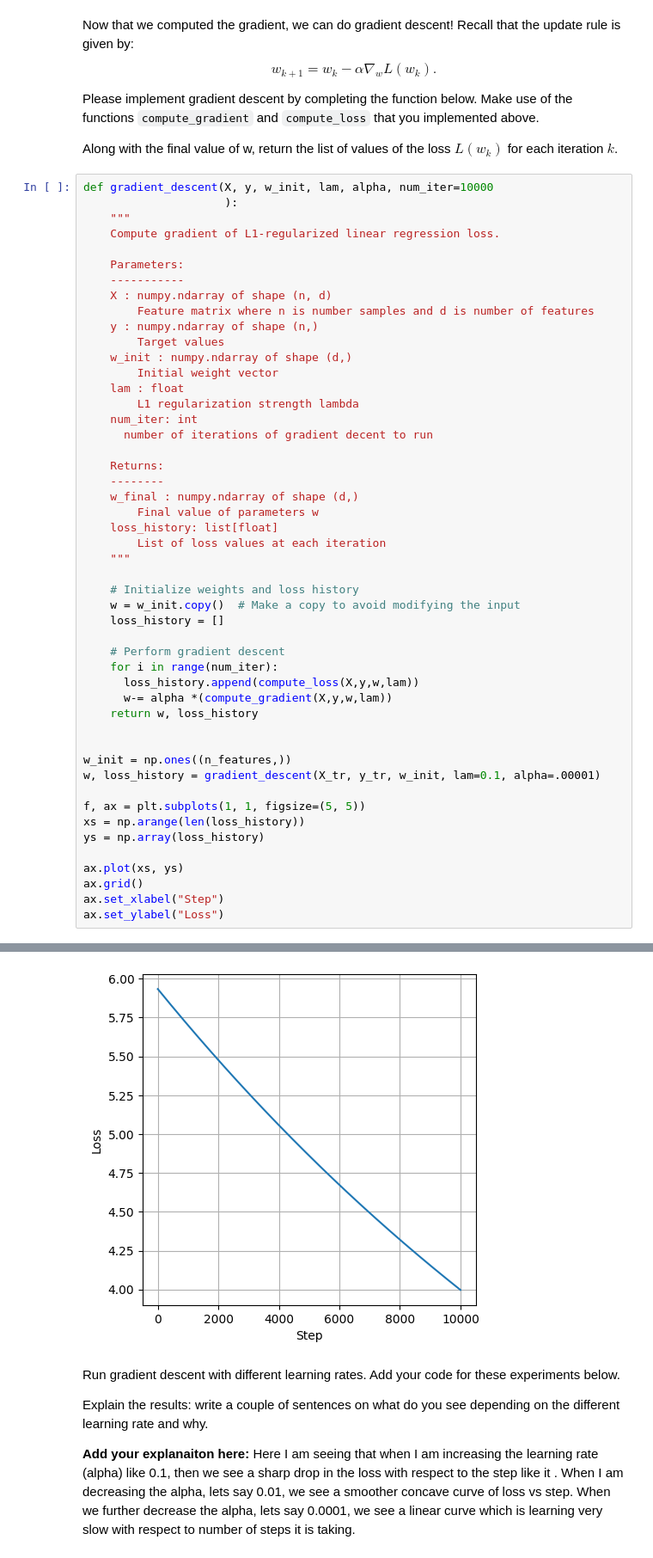
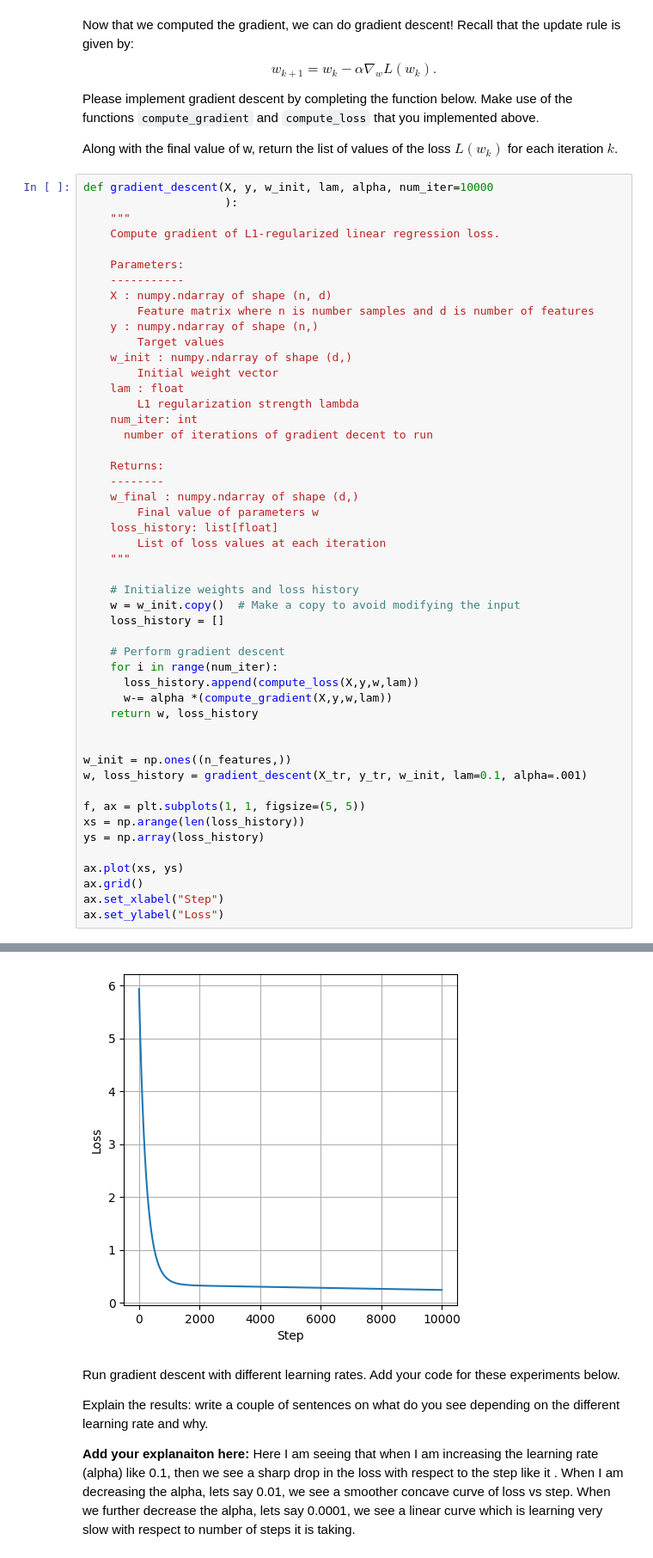
Before and after one commit to shashwatsaket46/study, a Jupyter notebook: lab3_regularization_logreg_gd.ipynb, the cells around one changed output, grey strips where cells are left out. Shown: that part at 86% size. Drawn from its saved outputs; the diff is of its cells as text.

```diff
--- a/lab3_regularization_logreg_gd.ipynb
+++ b/lab3_regularization_logreg_gd.ipynb
@@ -184,35 +184,35 @@ def gradient_descent(X, y, w_init, lam, alpha, num_iter=10000
     --------
     w_final : numpy.ndarray of shape (d,)
         Final value of parameters w
     loss_history: list[float]
         List of loss values at each iteration
     """
 
     # Initialize weights and loss history
     w = w_init.copy()  # Make a copy to avoid modifying the input
     loss_history = []
 
     # Perform gradient descent
     for i in range(num_iter):
       loss_history.append(compute_loss(X,y,w,lam))
       w-= alpha *(compute_gradient(X,y,w,lam))
     return w, loss_history
 
 
 w_init = np.ones((n_features,))
-w, loss_history = gradient_descent(X_tr, y_tr, w_init, lam=0.1, alpha=.00001)
+w, loss_history = gradient_descent(X_tr, y_tr, w_init, lam=0.1, alpha=.001)
 
 f, ax = plt.subplots(1, 1, figsize=(5, 5))
 xs = np.arange(len(loss_history))
 ys = np.array(loss_history)
 
 ax.plot(xs, ys)
 ax.grid()
 ax.set_xlabel("Step")
 ax.set_ylabel("Loss")
 # %% [output]
 Text(0, 0.5, 'Loss')
-[figure, old version]
+[figure, new version]
 # %% [markdown]
 Run gradient descent with different learning rates. Add your code for these experiments below.
 
```
Also changed, not shown: parts of 2 cells of this notebook.
